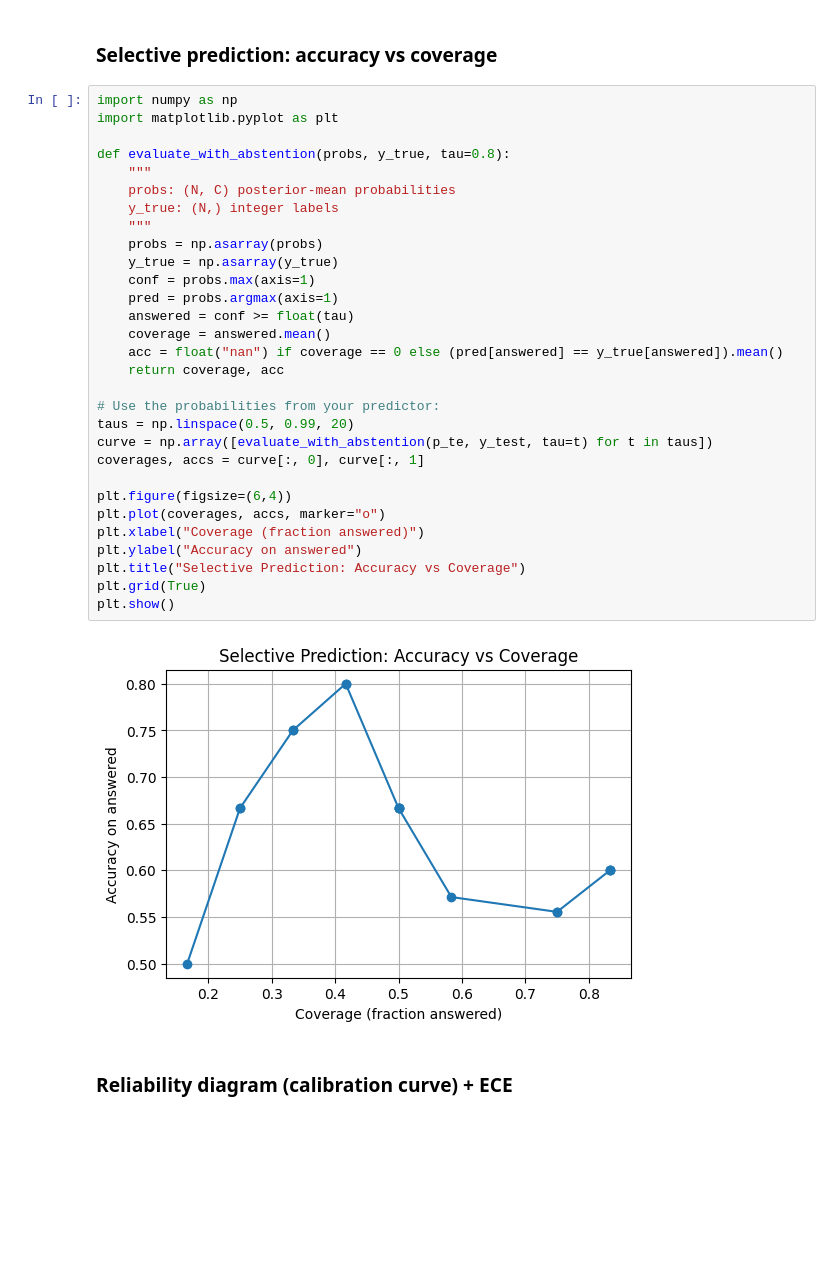
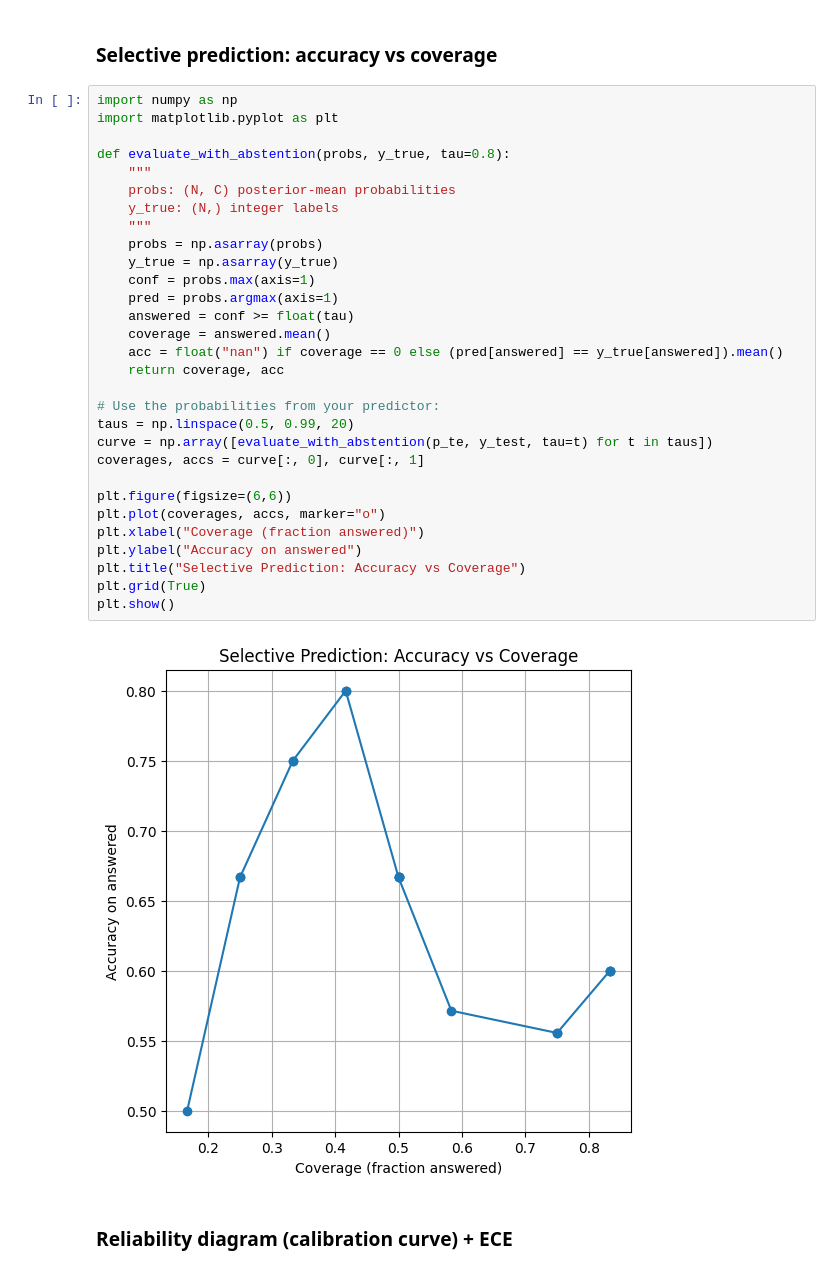
Before and after one commit to rdisipio/BayesianLM-QA, a Jupyter notebook: bayesian_head_mcq.ipynb, the cells around one changed output. Cells and saved outputs as stored; diff of their text form; blank space fills up the shorter version.

Commit message:
plot style

```diff
--- a/bayesian_head_mcq.ipynb
+++ b/bayesian_head_mcq.ipynb
@@ -274,35 +274,35 @@ p_te = predict_proba_auto(X_test, posterior)
 # %%
 import numpy as np
 import matplotlib.pyplot as plt
 
 def evaluate_with_abstention(probs, y_true, tau=0.8):
     """
     probs: (N, C) posterior-mean probabilities
     y_true: (N,) integer labels
     """
     probs = np.asarray(probs)
     y_true = np.asarray(y_true)
     conf = probs.max(axis=1)
     pred = probs.argmax(axis=1)
     answered = conf >= float(tau)
     coverage = answered.mean()
     acc = float("nan") if coverage == 0 else (pred[answered] == y_true[answered]).mean()
     return coverage, acc
 
 # Use the probabilities from your predictor:
 taus = np.linspace(0.5, 0.99, 20)
 curve = np.array([evaluate_with_abstention(p_te, y_test, tau=t) for t in taus])
 coverages, accs = curve[:, 0], curve[:, 1]
 
-plt.figure(figsize=(6,4))
+plt.figure(figsize=(6,6))
 plt.plot(coverages, accs, marker="o")
 plt.xlabel("Coverage (fraction answered)")
 plt.ylabel("Accuracy on answered")
 plt.title("Selective Prediction: Accuracy vs Coverage")
 plt.grid(True)
 plt.show()
 # %% [output]
-[figure, old version]
+[figure, new version]
 # %% [markdown]
 
 ### Reliability diagram (calibration curve) + ECE
```
